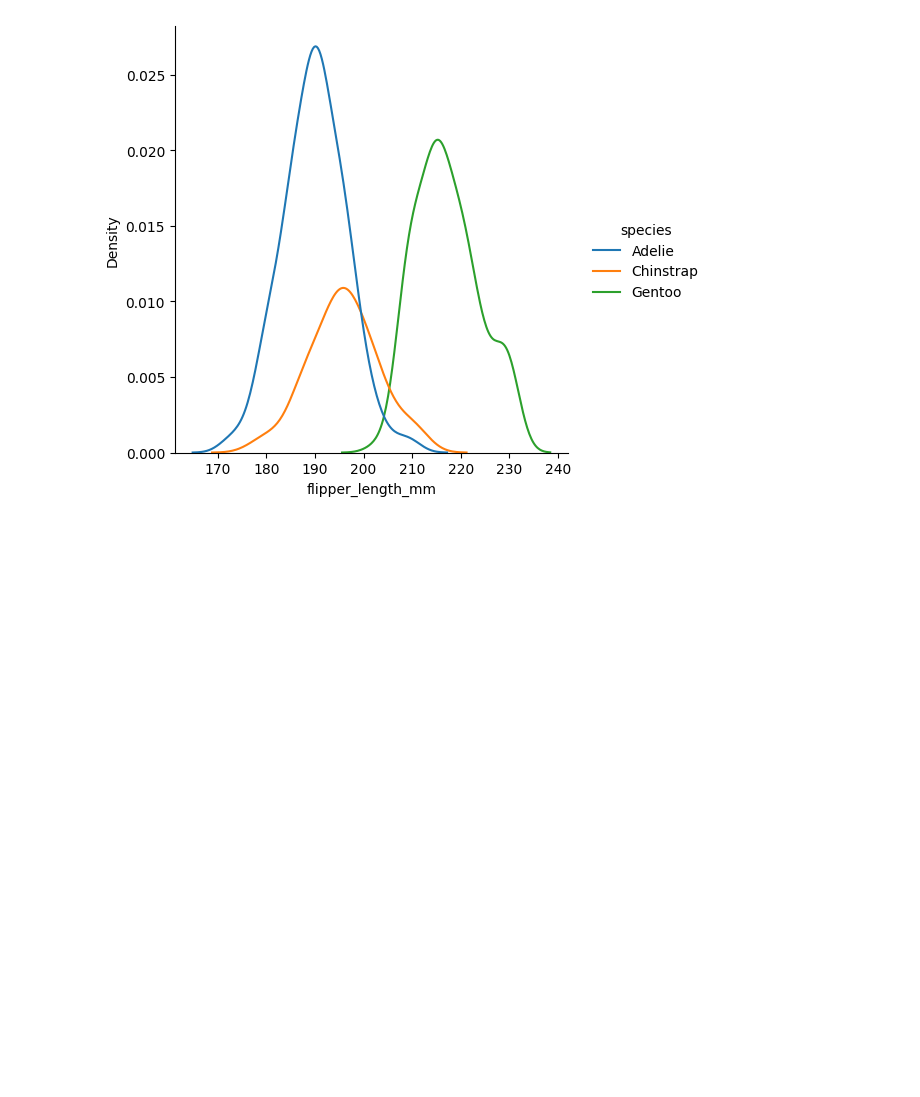
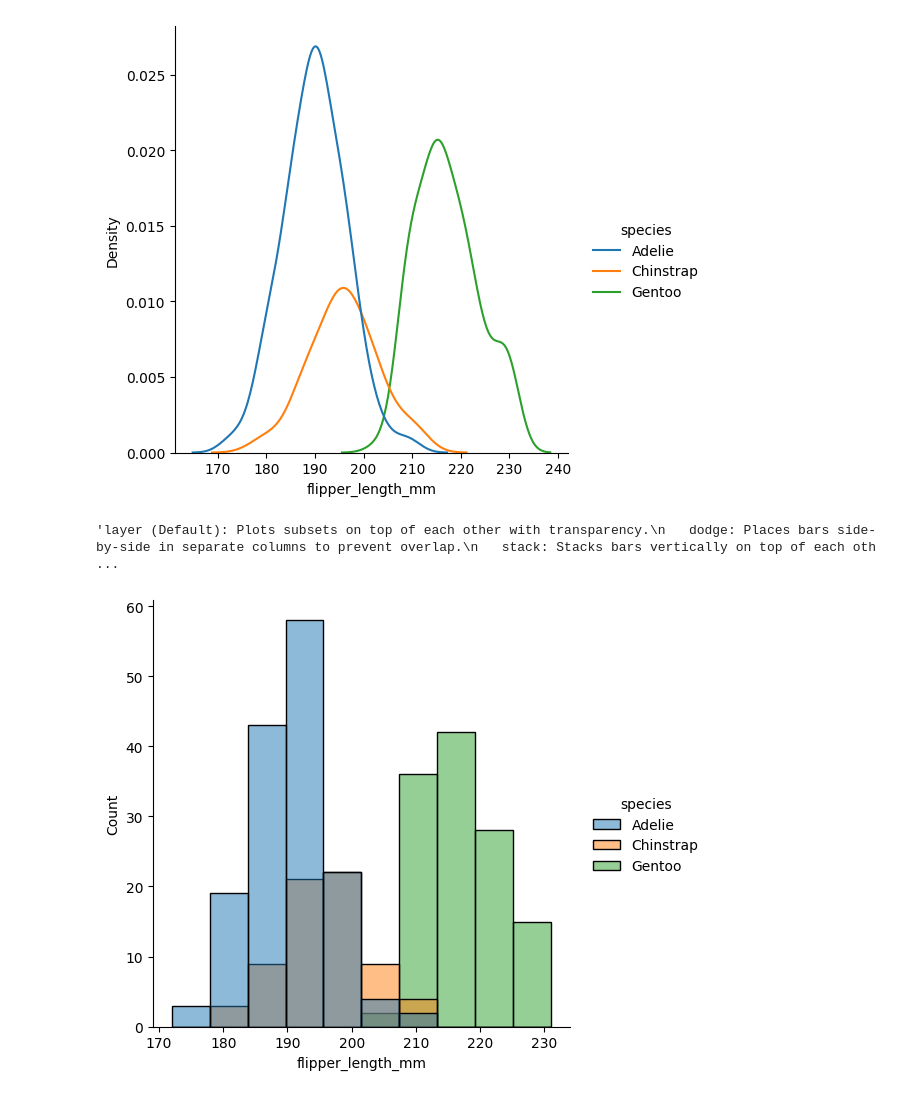
Before and after one commit to SUCCESSneeded/drive-seaborn, a Jupyter notebook: sea1subplot.ipynb, the cells around one changed output. Saved outputs shown, nothing was run; the diff lists cells and outputs as text; code cells hidden in the pictures; blank space fills up the shorter version.

```diff
--- a/sea1subplot.ipynb
+++ b/sea1subplot.ipynb
@@ -622,3 +625,13 @@ sns.displot(data=penguins, x="flipper_length_mm", hue="species", kind="kde")
 # %% [output]
 <seaborn.axisgrid.FacetGrid at 0x...>
 [figure]
+# %%
+sns.displot(data=penguins, x="flipper_length_mm", hue="species", multiple="layer")
+'''layer (Default): Plots subsets on top of each other with transparency.
+   dodge: Places bars side-by-side in separate columns to prevent overlap.
+   stack: Stacks bars vertically on top of each other within the same bin.
+   fill: Stacks bars vertically and normalises them to show relative proportions (percentages)
+   adding up to 100%.'''
+# %% [output]
+'layer (Default): Plots subsets on top of each other with transparency.\n   dodge: Places bars side-by-side in separate columns to prevent overlap.\n   stack: Stacks bars vertically on top of each oth ...
+[figure, added]
```
Also changed, not shown: parts of 6 cells of this notebook.
